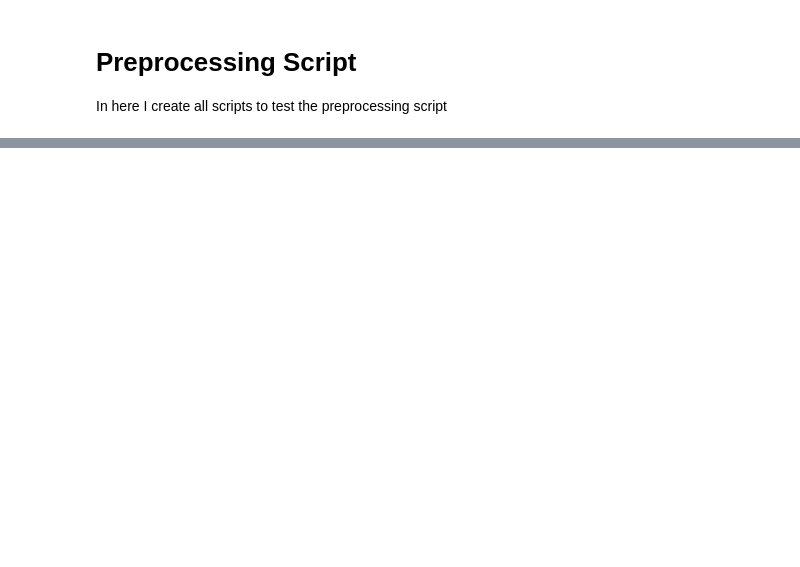
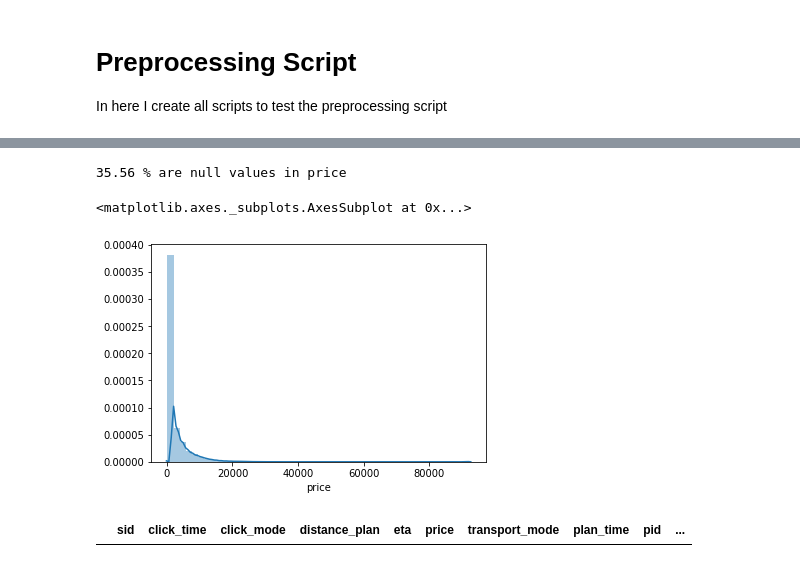
Before and after one commit to AlessandroVol23/kdd-cup-2019, a Jupyter notebook: notebooks/0.4_AV_Preprocessing_Script.ipynb, the cells around one changed output, grey strips where cells are left out. Saved outputs shown, nothing was run; the diff lists cells and outputs as text; code cells hidden in the pictures; blank space fills up the shorter version.

Commit message:
Added preprocessing script and README

```diff
--- a/notebooks/0.4_AV_Preprocessing_Script.ipynb
+++ b/notebooks/0.4_AV_Preprocessing_Script.ipynb
@@ -69,0 +100,2 @@ FileNotFoundError: [Errno 2] File b'../data/raw/data_set_phase1/test_clicks.csv'
+# %%
+df_plans_pp.rename({"distance":"distance_plan"}, axis=1, inplace=True)
@@ -69,0 +111,5 @@ FileNotFoundError: [Errno 2] File b'../data/raw/data_set_phase1/test_clicks.csv'
+# %%
+df_plans_pp, df_clicks, df_queries_pp = make_dataset.preprocess_datatypes(
+df_plans_pp, df_clicks, df_queries_pp)
+# %%
+df_joined = make_dataset.join_data_sets(df_plans_pp, df_clicks, df_queries_pp)
@@ -69,0 +135,2 @@ FileNotFoundError: [Errno 2] File b'../data/raw/data_set_phase1/test_clicks.csv'
+# %%
+df_joined = make_dataset.preprocess_datatypes_after_join(df_joined)
@@ -69,0 +156,11 @@ FileNotFoundError: [Errno 2] File b'../data/raw/data_set_phase1/test_clicks.csv'
+# %%
+print("{:.2f} % are null values in price".format(len\
+(df_joined.loc[df_joined.price.isna()]) / len(df_joined) * 100))
+# %% [output]
+35.56 % are null values in price
+# %%
+import seaborn as sns
+sns.distplot(df_joined.price[~df_joined.price.isna()])
+# %% [output]
+<matplotlib.axes._subplots.AxesSubplot at 0x...>
+[figure, added]
@@ -69,0 +169,4 @@ FileNotFoundError: [Errno 2] File b'../data/raw/data_set_phase1/test_clicks.csv'
+# %%
+df_joined.loc[df_joined.price.isna()]
+# %% [output]
+|  | sid | click_time | click_mode | distance_plan | eta | price | transport_mode | plan_time | pid | ... |
```
Also changed, not shown: parts of 46 cells of this notebook, 4 other files.
